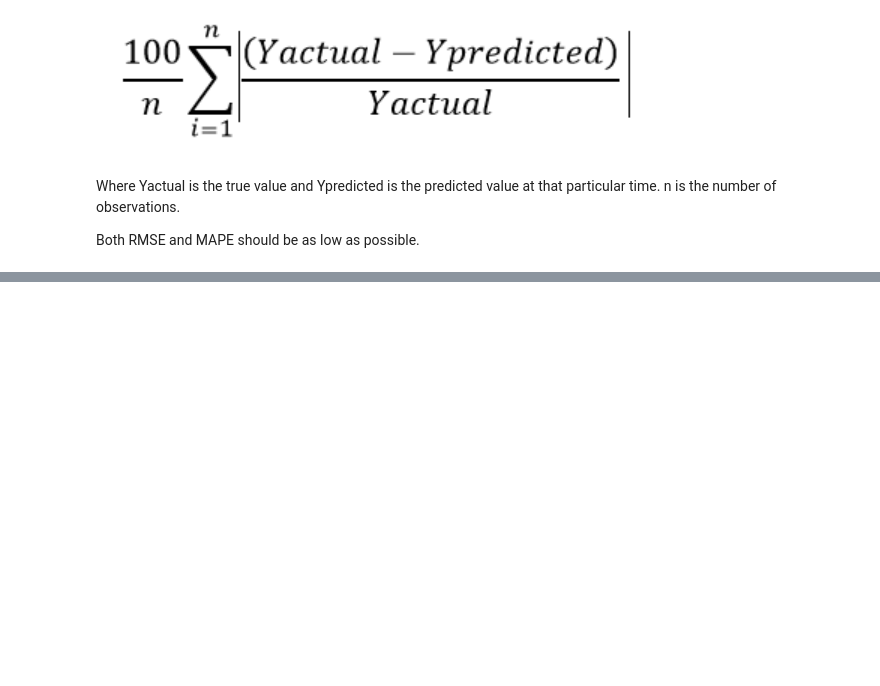
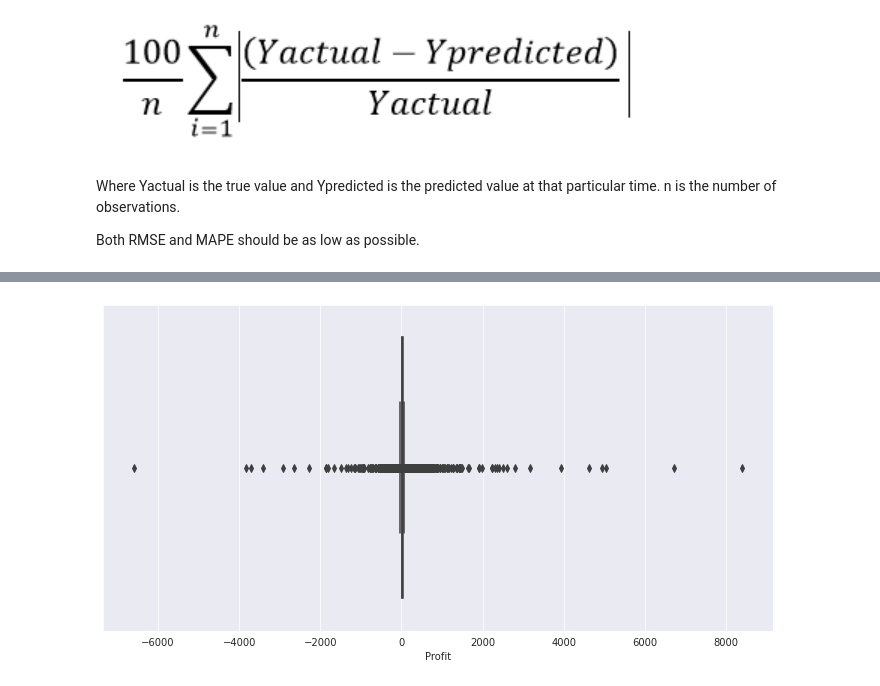
Before and after one commit to rajeshmore1/DataScience_Mentorship, a Jupyter notebook: TS_1_Time_Series_Basics.ipynb, the cells around one changed output, grey strips where cells are left out. Drawn from its saved outputs; the diff is of its cells as text; code cells hidden in the pictures; blank space fills up the shorter version.

```diff
--- a/TS_1_Time_Series_Basics.ipynb
+++ b/TS_1_Time_Series_Basics.ipynb
@@ -64,0 +91,4 @@ Both RMSE and MAPE should be as low as possible.
+# %%
+%matplotlib inline
+warnings.filterwarnings('ignore')
+sns.set_style("darkgrid")
@@ -64,0 +102,3 @@ Both RMSE and MAPE should be as low as possible.
+# %%
+data = pd.read_excel('/content/drive/MyDrive/Colab Notebooks/Superstore.xls')
+data.head()
@@ -64,0 +126,2 @@ Both RMSE and MAPE should be as low as possible.
+# %%
+data = data[["Order Date","Segment","Country","Sales","Profit"]] # Analysing required columns only
@@ -64,0 +199,6 @@ Both RMSE and MAPE should be as low as possible.
+# %%
+plt.figure(figsize=(12,6))
+sns.boxplot(data['Profit'])
+plt.show()
+# %% [output]
+[figure, added]
```
Also changed, not shown: parts of 72 cells of this notebook.
